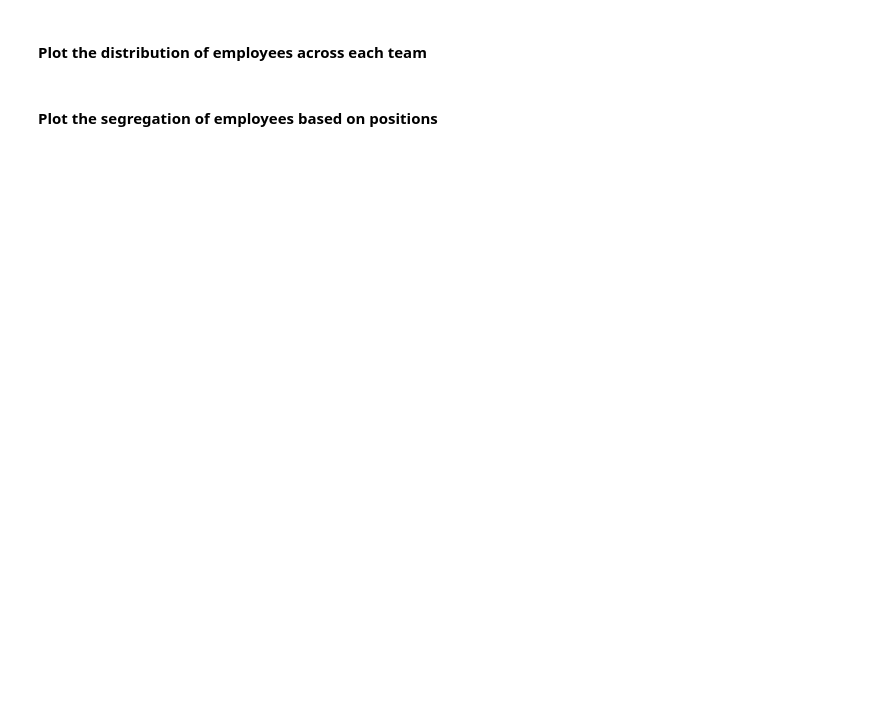
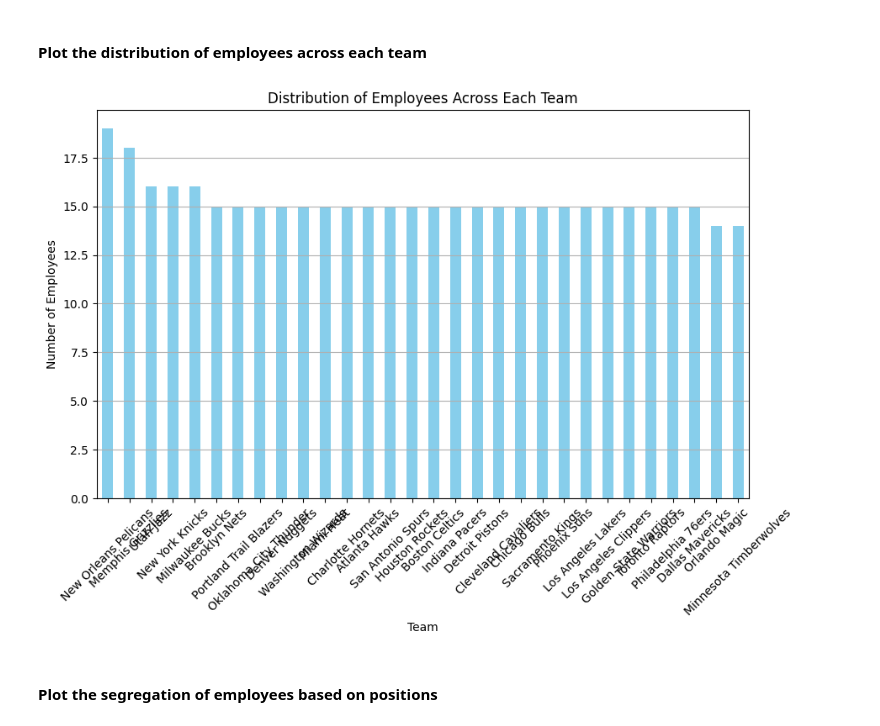
Before and after one commit to syamaomanakuttan/ModuleEndProject_ABCCompany, a Jupyter notebook: DataVisualization.ipynb, the cells around one changed output. Drawn from its saved outputs; the diff is of its cells as text; code cells hidden in the pictures; blank space fills up the shorter version.

```diff
--- a/DataVisualization.ipynb
+++ b/DataVisualization.ipynb
@@ -3,22 +3,24 @@
 # %%
 # Import necessary libraries
 import pandas as pd
 import matplotlib.pyplot as plt
 import seaborn as sns
 
 # Load the dataset
 url = "https://docs.google.com/spreadsheets/d/1VP9BE_eI2yl6uUHSm4mGiiwjRdoqCqnkcIjsv5Q2ex4/export?format=csv"
 data = pd.read_csv(url)
 
 # Plot the distribution of employees across each team
 plt.figure(figsize=(10, 6))
-data['team'].value_counts().plot(kind='bar', color='skyblue')
+data['Team'].value_counts().plot(kind='bar', color='skyblue')
 plt.title('Distribution of Employees Across Each Team')
 plt.xlabel('Team')
 plt.ylabel('Number of Employees')
 plt.xticks(rotation=45)
 plt.grid(axis='y')
 plt.show()
+# %% [output]
+[figure, added]
 # %% [markdown]
 #### Plot the segregation of employees based on positions
 # %%
```
Also changed, not shown: parts of 5 cells of this notebook.
